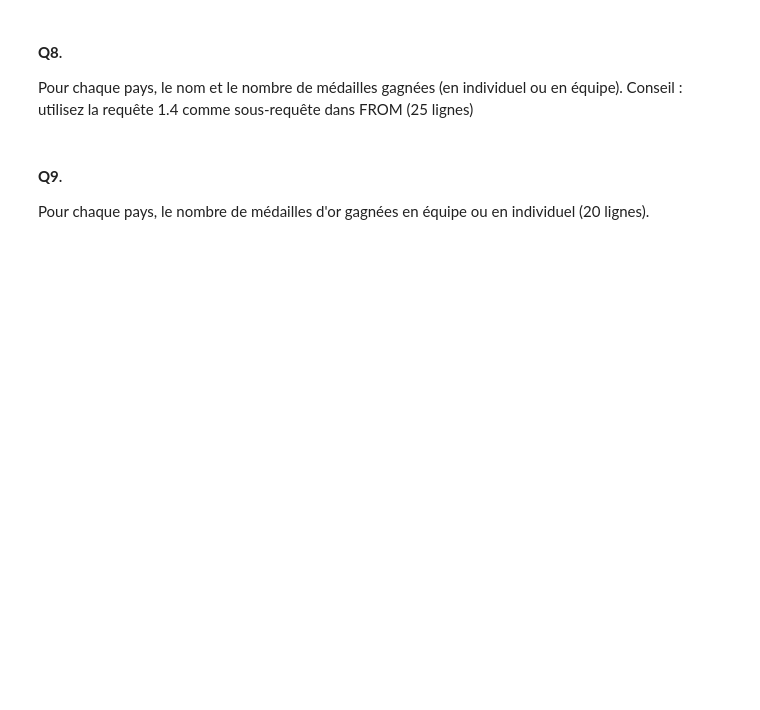
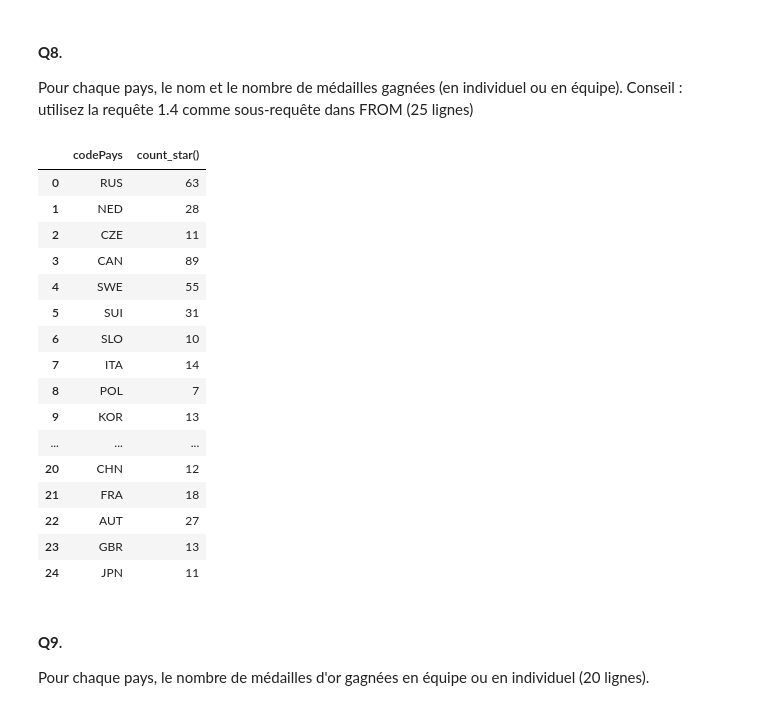
Before and after one commit to A-Aboo/UL2IN0019, a Jupyter notebook: TME 8 Compléments SQL-20260423/TD_TP_8_ETUDIANTS.ipynb, the cells around one changed output. Cells and saved outputs as stored; diff of their text form; code cells hidden in the pictures; blank space fills up the shorter version.

```diff
--- a/TME 8 Compléments SQL-20260423/TD_TP_8_ETUDIANTS.ipynb
+++ b/TME 8 Compléments SQL-20260423/TD_TP_8_ETUDIANTS.ipynb
@@ -893,10 +906,44 @@ db.execute(query).df()
 Pour chaque pays, le nom et le nombre de médailles gagnées (en individuel ou en équipe). Conseil : utilisez la requête 1.4 comme sous-requête dans  FROM (25 lignes)
 # %%
 query="""
+SELECT codePays, COUNT(*)
+FROM (
+    SELECT a.codePays
+    FROM athlete a
+    NATURAL JOIN rangIndividuel r
+    WHERE r.rang <= 3
+
+    UNION ALL
+
+    SELECT a.codePays
+    FROM athlete a
+    NATURAL JOIN athletesEquipe aq
+    NATURAL JOIN rangEquipe rq
+    WHERE rq.rang <= 3
+) AS medals
+GROUP BY codePays;
 
 """
 
 db.execute(query).df()
+# %% [output]
+|  | codePays | count_star() |
+| 0 | RUS | 63 |
+| 1 | NED | 28 |
+| 2 | CZE | 11 |
+| 3 | CAN | 89 |
+| 4 | SWE | 55 |
+| 5 | SUI | 31 |
+| 6 | SLO | 10 |
+| 7 | ITA | 14 |
+| 8 | POL | 7 |
+| 9 | KOR | 13 |
+| ... | ... | ... |
+| 20 | CHN | 12 |
+| 21 | FRA | 18 |
+| 22 | AUT | 27 |
+| 23 | GBR | 13 |
+| 24 | JPN | 11 |
 # %% [markdown]
 #### **Q9**.
 Pour chaque pays, le nombre de médailles d'or gagnées en équipe ou en individuel (20 lignes).
```
Also changed, not shown: parts of 3 cells of this notebook.
